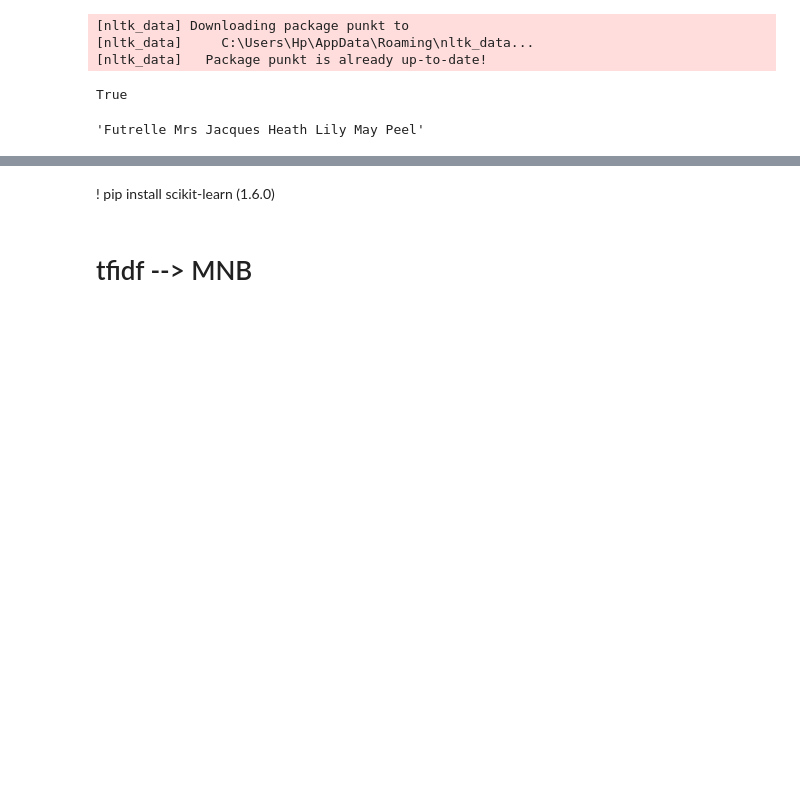
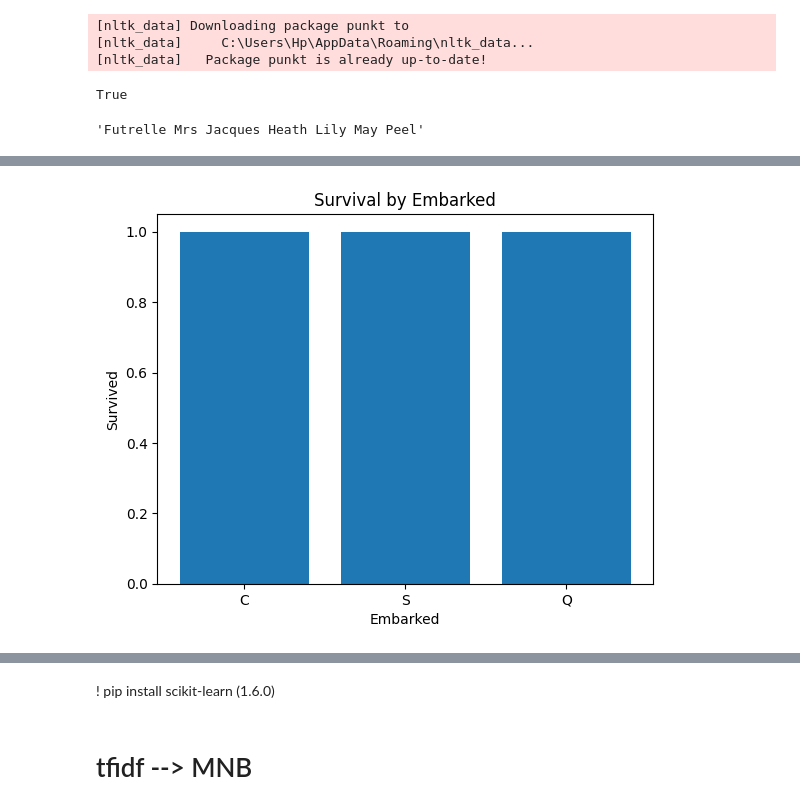
Before and after one commit to eddiebrock911/Titanic-Machine-Learning, a Jupyter notebook: tatinic.ipynb, the cells around one changed output, grey strips where cells are left out. Drawn from its saved outputs; the diff is of its cells as text; code cells hidden in the pictures; blank space fills up the shorter version.

```diff
--- a/tatinic.ipynb
+++ b/tatinic.ipynb
@@ -202,0 +234,8 @@ data["Name"][3]
+# %%
+plt.bar(data["Embarked"], data["Survived"])
+plt.xlabel("Embarked")
+plt.ylabel("Survived")
+plt.title("Survival by Embarked")
+plt.show()
+# %% [output]
+[figure, added]
```
Also changed, not shown: parts of 7 cells of this notebook.
